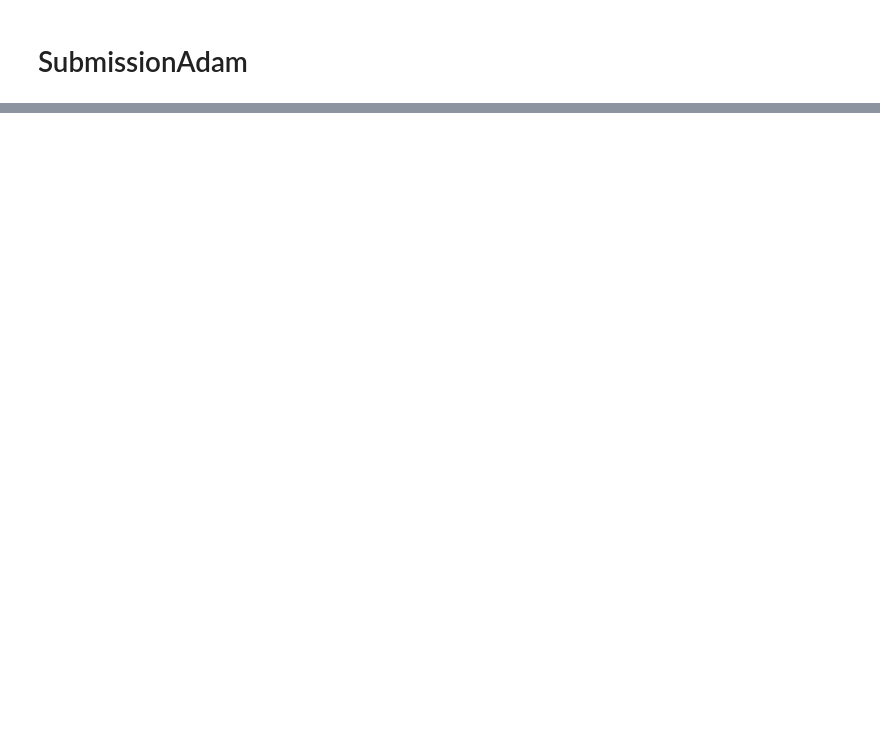
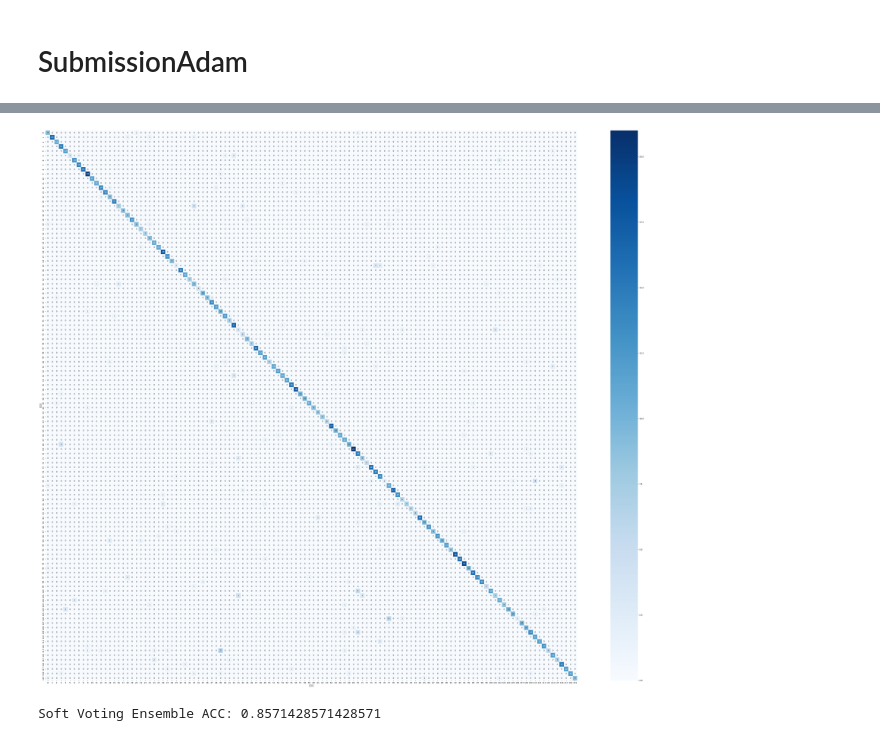
Before and after one commit to dongliangnie/Dog_Breed_Identification, a Jupyter notebook: main.ipynb, the cells around one changed output, grey strips where cells are left out. Drawn from its saved outputs; the diff is of its cells as text; code cells hidden in the pictures; blank space fills up the shorter version.

```diff
--- a/main.ipynb
+++ b/main.ipynb
@@ -344,0 +583,76 @@ NameError: name 'resnet50' is not defined
+# %%
+import torch
+import torch.nn.functional as F
+
+class EnsembleSoftVoting(torch.nn.Module):
+    def __init__(self, model1, model2, weight1=0.5, weight2=0.5):
+        super().__init__()
+        self.model1 = model1
+        self.model2 = model2
+        self.w1 = weight1
+        self.w2 = weight2
+
+    def forward(self, x):
+        # 输出 logits
+        logits1 = self.model1(x)
+        logits2 = self.model2(x)
+
+        # softmax 变成概率再加权
+        probs1 = F.softmax(logits1, dim=1)
+        probs2 = F.softmax(logits2, dim=1)
+
+        # 加权融合
+        final_probs = self.w1 * probs1 + self.w2 * probs2
+
+        return final_probs
+
+ensemble_model = EnsembleSoftVoting(resnet101, senet101, weight1=0.6, weight2=0.4)
+ensemble_model.eval()
+
+import matplotlib.pyplot as plt
+import seaborn as sns
+from sklearn.metrics import confusion_matrix
+
+@torch.no_grad()
+def evaluate_ensemble_soft_vote(model, dataloader, device):
+    model.to(device)
+    model.eval()
+    all_preds = []
+    all_targets = []
+
+    for images, targets in dataloader:
+        images = images.to(device)
+        targets = targets.to(device)
+        # 前向传播（得到融合概率）
+        probs = model(images)
+        # top-1
+        preds = probs.argmax(dim=1)
+        all_preds.extend(preds.cpu().numpy().tolist())
+        all_targets.extend(targets.cpu().numpy().tolist())
+    # 计算混淆矩阵
+    plt.figure(figsize=(60, 50))
+    cm = confusion_matrix(all_targets, all_preds)
+    sns.heatmap(cm, annot=True, fmt='d', cmap='Blues')
+
+    plt.ylabel('真实标签')
+    plt.xlabel('预测标签')
+    plt.savefig('ensemble_soft_vote.png', dpi=300, bbox_inches='tight')
+    plt.show()
+
+    # 计算 ACC
+    acc = sum(p == t for p, t in zip(all_preds, all_targets)) / len(all_targets)
+
+    return acc, all_preds, all_targets
+
+
+ensemble_model = EnsembleSoftVoting(resnet101, senet101, weight1=0.6, weight2=0.4)
+
+acc, val_preds, val_targets = evaluate_ensemble_soft_vote(
+    ensemble_model,
+    dataloaders['valid'],
+    device
+)
+print("Soft Voting Ensemble ACC:", acc)
+# %% [output]
+[figure, added]
+Soft Voting Ensemble ACC: 0.8571428571428571
```
Also changed, not shown: parts of 19 cells of this notebook.
